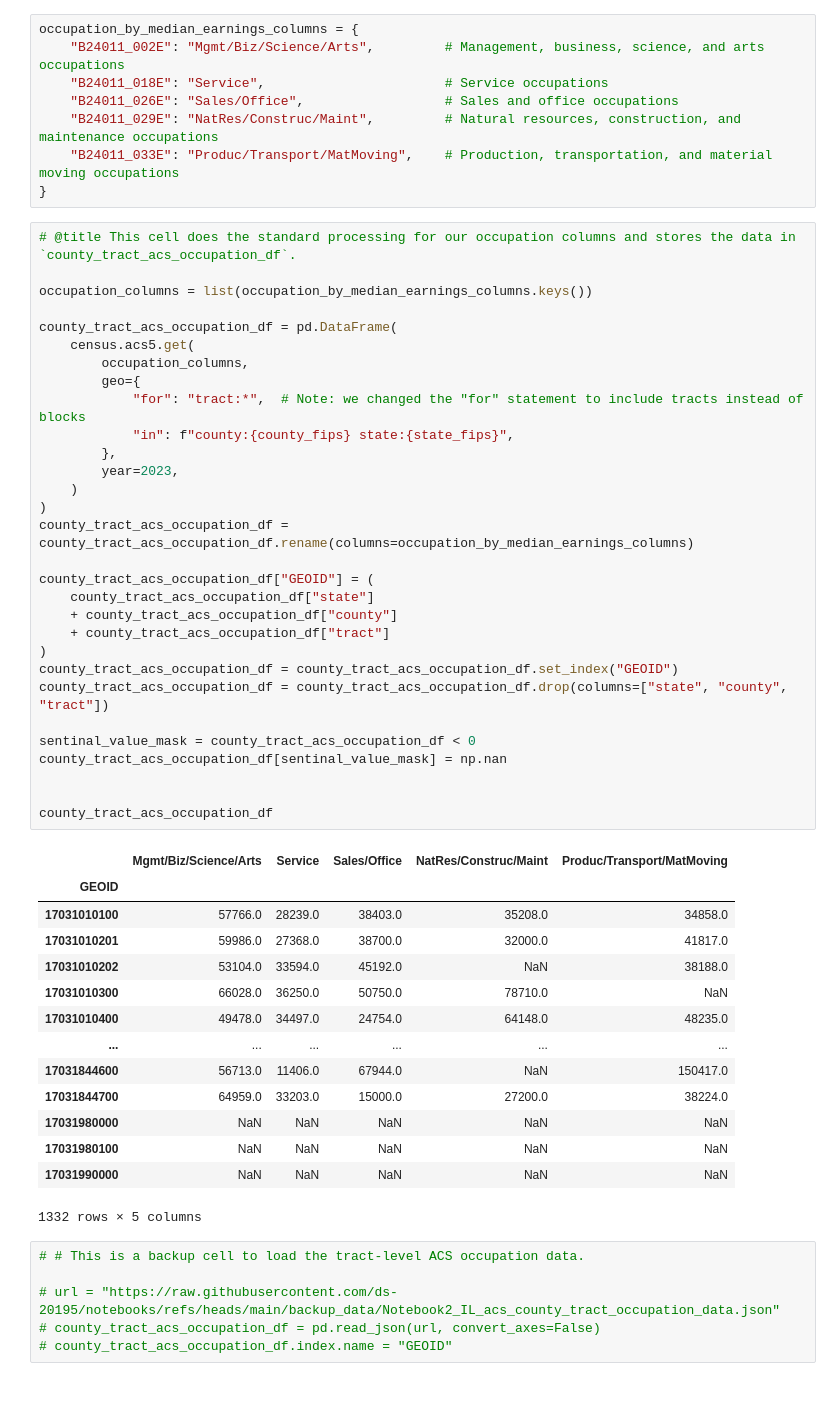
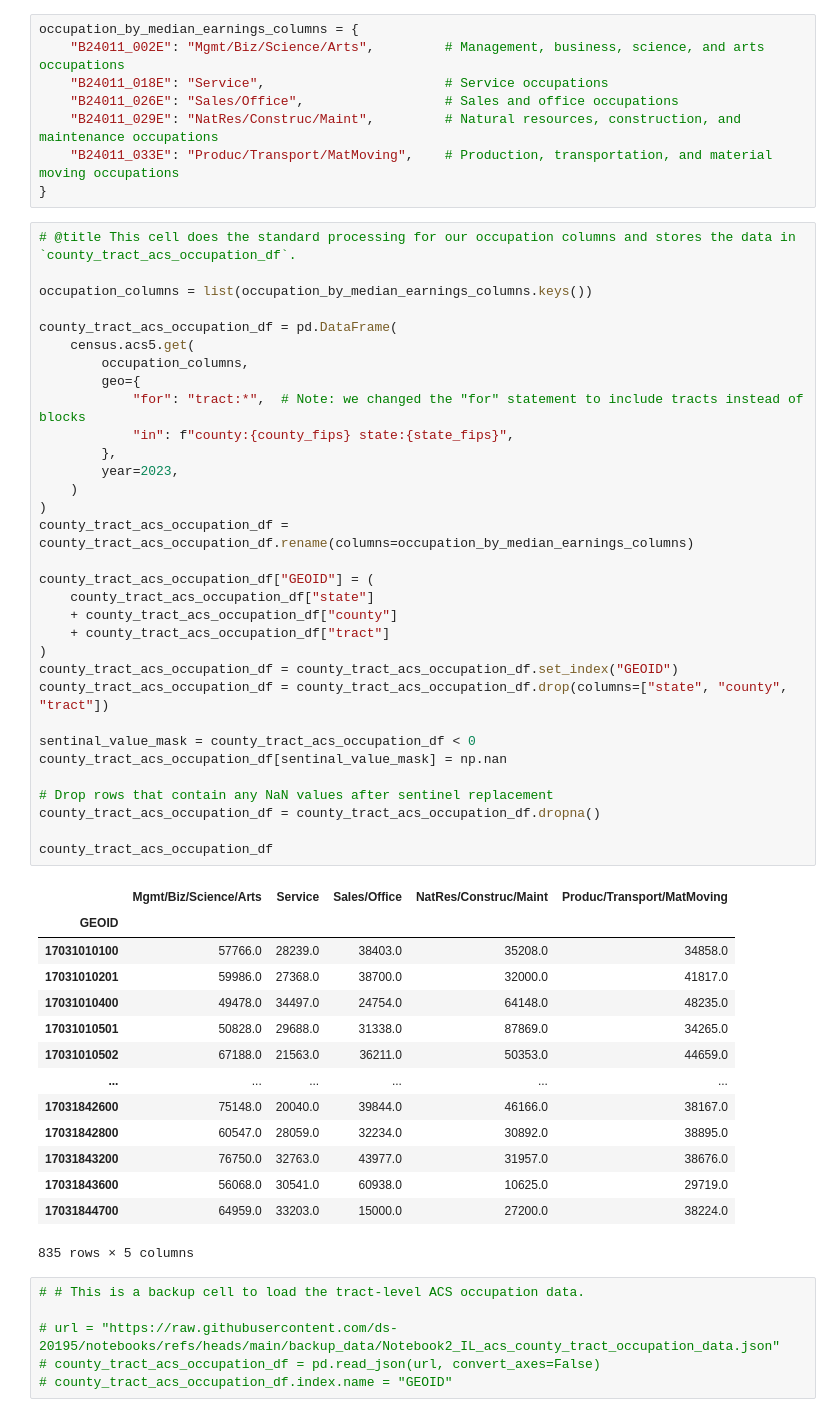
Before and after one commit to sguimaraes-uchi/Notebooks, a Jupyter notebook: Notebook2.ipynb, the cells around one changed output. Saved outputs shown, nothing was run; the diff lists cells and outputs as text.

```diff
--- a/Notebook2.ipynb
+++ b/Notebook2.ipynb
@@ -572,43 +588,45 @@ occupation_columns = list(occupation_by_median_earnings_columns.keys())
 county_tract_acs_occupation_df = pd.DataFrame(
     census.acs5.get(
         occupation_columns,
         geo={
             "for": "tract:*",  # Note: we changed the "for" statement to include tracts instead of blocks
             "in": f"county:{county_fips} state:{state_fips}",
         },
         year=2023,
     )
 )
 county_tract_acs_occupation_df = county_tract_acs_occupation_df.rename(columns=occupation_by_median_earnings_columns)
 
 county_tract_acs_occupation_df["GEOID"] = (
     county_tract_acs_occupation_df["state"]
     + county_tract_acs_occupation_df["county"]
     + county_tract_acs_occupation_df["tract"]
 )
 county_tract_acs_occupation_df = county_tract_acs_occupation_df.set_index("GEOID")
 county_tract_acs_occupation_df = county_tract_acs_occupation_df.drop(columns=["state", "county", "tract"])
 
 sentinal_value_mask = county_tract_acs_occupation_df < 0
 county_tract_acs_occupation_df[sentinal_value_mask] = np.nan
 
+# Drop rows that contain any NaN values after sentinel replacement
+county_tract_acs_occupation_df = county_tract_acs_occupation_df.dropna()
 
 county_tract_acs_occupation_df
 # %% [output]
 |  | Mgmt/Biz/Science/Arts | Service | Sales/Office | NatRes/Construc/Maint | Produc/Transport/MatMoving |
 | GEOID |  |  |  |  |  |
 | 17031010100 | 57766.0 | 28239.0 | 38403.0 | 35208.0 | 34858.0 |
 | 17031010201 | 59986.0 | 27368.0 | 38700.0 | 32000.0 | 41817.0 |
-| 17031010202 | 53104.0 | 33594.0 | 45192.0 | NaN | 38188.0 |
-| 17031010300 | 66028.0 | 36250.0 | 50750.0 | 78710.0 | NaN |
 | 17031010400 | 49478.0 | 34497.0 | 24754.0 | 64148.0 | 48235.0 |
+| 17031010501 | 50828.0 | 29688.0 | 31338.0 | 87869.0 | 34265.0 |
+| 17031010502 | 67188.0 | 21563.0 | 36211.0 | 50353.0 | 44659.0 |
 | ... | ... | ... | ... | ... | ... |
-| 17031844600 | 56713.0 | 11406.0 | 67944.0 | NaN | 150417.0 |
+| 17031842600 | 75148.0 | 20040.0 | 39844.0 | 46166.0 | 38167.0 |
+| 17031842800 | 60547.0 | 28059.0 | 32234.0 | 30892.0 | 38895.0 |
+| 17031843200 | 76750.0 | 32763.0 | 43977.0 | 31957.0 | 38676.0 |
+| 17031843600 | 56068.0 | 30541.0 | 60938.0 | 10625.0 | 29719.0 |
 | 17031844700 | 64959.0 | 33203.0 | 15000.0 | 27200.0 | 38224.0 |
-| 17031980000 | NaN | NaN | NaN | NaN | NaN |
-| 17031980100 | NaN | NaN | NaN | NaN | NaN |
-| 17031990000 | NaN | NaN | NaN | NaN | NaN |
-1332 rows × 5 columns
+835 rows × 5 columns
 # %%
 # # This is a backup cell to load the tract-level ACS occupation data.
 
```
Also changed, not shown: parts of 12 cells of this notebook.
